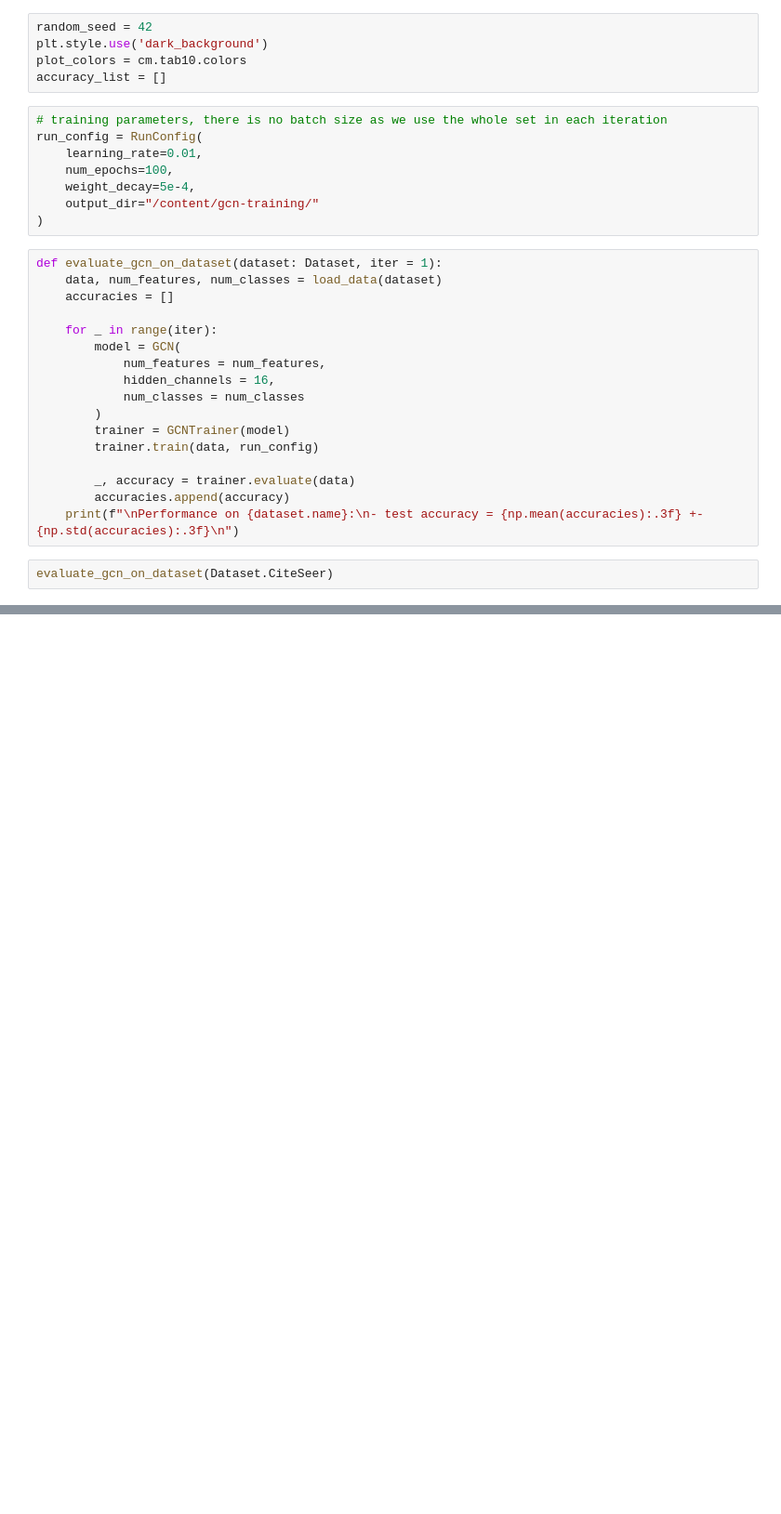
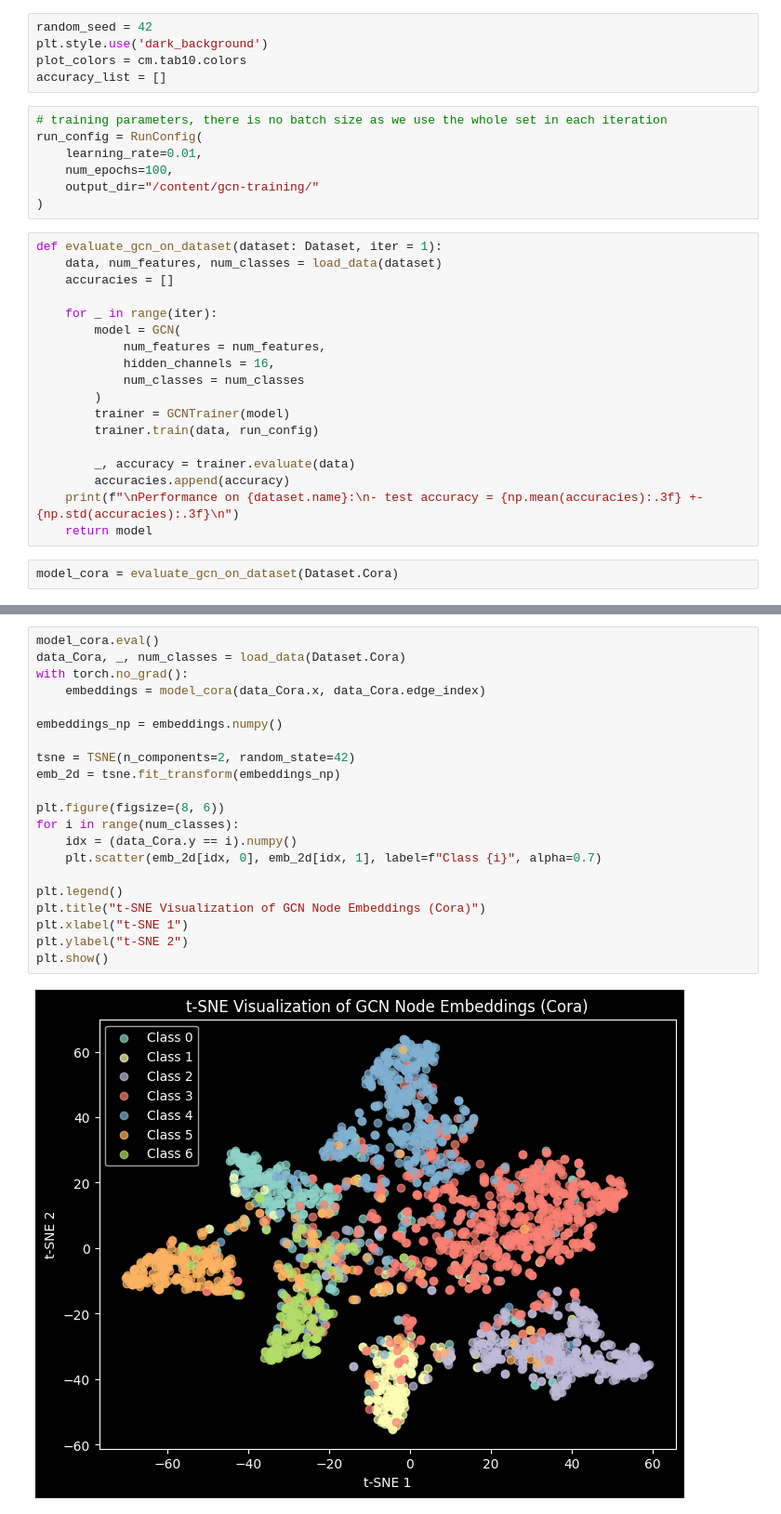
Before and after one commit to ChafikHala/Graph-SSL, a Jupyter notebook: baselines/gcn/gcn_testing.ipynb, the cells around one changed output, grey strips where cells are left out. Shown at 93% size. Saved outputs shown, nothing was run; the diff lists cells and outputs as text; blank space fills up the shorter version.

```diff
--- a/baselines/gcn/gcn_testing.ipynb
+++ b/baselines/gcn/gcn_testing.ipynb
@@ -16,7 +18,6 @@ accuracy_list = []
 run_config = RunConfig(
     learning_rate=0.01,
     num_epochs=100,
-    weight_decay=5e-4,
     output_dir="/content/gcn-training/"
 )
 # %%
@@ -36,6 +37,7 @@ def evaluate_gcn_on_dataset(dataset: Dataset, iter = 1):
         _, accuracy = trainer.evaluate(data)
         accuracies.append(accuracy)
     print(f"\nPerformance on {dataset.name}:\n- test accuracy = {np.mean(accuracies):.3f} +- {np.std(accuracies):.3f}\n")
+    return model
 # %%
-evaluate_gcn_on_dataset(Dataset.CiteSeer)
+model_cora = evaluate_gcn_on_dataset(Dataset.Cora)
 # %% [output]
@@ -65,0 +58,23 @@ Performance on CiteSeer:
+# %%
+model_cora.eval()
+data_Cora, _, num_classes = load_data(Dataset.Cora)
+with torch.no_grad():
+    embeddings = model_cora(data_Cora.x, data_Cora.edge_index)
+
+embeddings_np = embeddings.numpy()
+
+tsne = TSNE(n_components=2, random_state=42)
+emb_2d = tsne.fit_transform(embeddings_np)
+
+plt.figure(figsize=(8, 6))
+for i in range(num_classes):
+    idx = (data_Cora.y == i).numpy()
+    plt.scatter(emb_2d[idx, 0], emb_2d[idx, 1], label=f"Class {i}", alpha=0.7)
+
+plt.legend()
+plt.title("t-SNE Visualization of GCN Node Embeddings (Cora)")
+plt.xlabel("t-SNE 1")
+plt.ylabel("t-SNE 2")
+plt.show()
+# %% [output]
+[figure, added]
```
Also changed, not shown: parts of 2 cells of this notebook.
